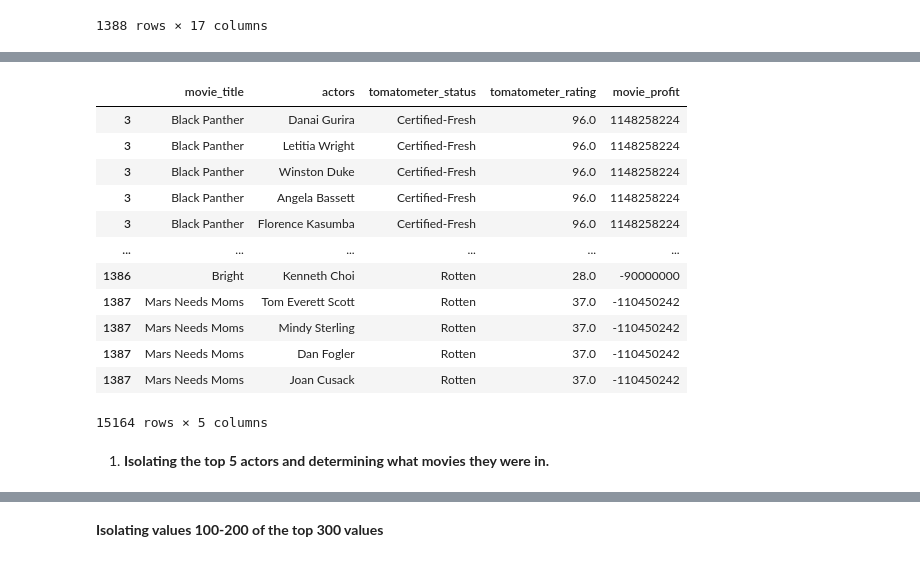
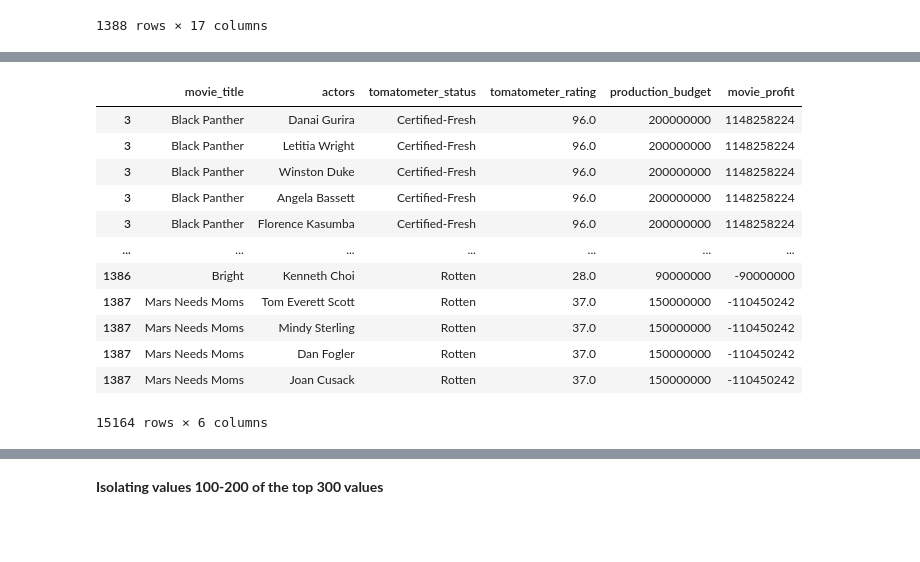
Before and after one commit to jchandleroneal/microsoft-movie-analysis, a Jupyter notebook: movie_analysis.ipynb, the cells around one changed output, grey strips where cells are left out. Saved outputs shown, nothing was run; the diff lists cells and outputs as text; code cells hidden in the pictures; blank space fills up the shorter version.

Commit message:
actors logg

```diff
--- a/movie_analysis.ipynb
+++ b/movie_analysis.ipynb
@@ -317,6 +317,6 @@ See the caveats in the documentation: https://pandas.pydata.org/pandas-docs/stab
 # %%
 # isolating columns to study movie success more in depth
-movie_actor_budget = budget_frame[['movie_title','actors','tomatometer_status','tomatometer_rating','movie_profit']].sort_values(by='movie_profit', ascending = False)
+movie_actor_budget = budget_frame[['movie_title','actors','tomatometer_status','tomatometer_rating','movie_profit','production_budget']].sort_values(by='production_budget', ascending = False)
 
 movie_actor_budget.reset_index(level=0, inplace=True)
 # %%
@@ -444,0 +344,4 @@ new100
+# %%
+first300 = movie_actor_budget.copy()       #reason to create a shallow copy?
+first300.actors = first300.actors.str.split(',') #place each actor into a new list sepparated by commas
+first300
@@ -444,0 +379,2 @@ new100
+# %%
+first300['actors'] = first300.actors.apply(fix_jr)
@@ -444,0 +446,3 @@ new100
+# %%
+new300 = first300.explode('actors') #Place each actor into their own individual row
+new300
@@ -445,20 +520,17 @@ new100
 # %%
-
-duplicateRowsDF = new100[new100.duplicated('actors')]
+duplicateRowsDF = new300[new300.duplicated('actors')]
 duplicateRowsDF
 # %% [output]
-|  | movie_title | actors | tomatometer_status | tomatometer_rating | movie_profit |
-| 3 | Black Panther | Danai Gurira | Certified-Fresh | 96.0 | 1148258224 |
-| 3 | Black Panther | Letitia Wright | Certified-Fresh | 96.0 | 1148258224 |
-| 3 | Black Panther | Winston Duke | Certified-Fresh | 96.0 | 1148258224 |
-| 3 | Black Panther | Angela Bassett | Certified-Fresh | 96.0 | 1148258224 |
-| 3 | Black Panther | Florence Kasumba | Certified-Fresh | 96.0 | 1148258224 |
-| ... | ... | ... | ... | ... | ... |
-| 1386 | Bright | Kenneth Choi | Rotten | 28.0 | -90000000 |
-| 1387 | Mars Needs Moms | Tom Everett Scott | Rotten | 37.0 | -110450242 |
-| 1387 | Mars Needs Moms | Mindy Sterling | Rotten | 37.0 | -110450242 |
-| 1387 | Mars Needs Moms | Dan Fogler | Rotten | 37.0 | -110450242 |
-| 1387 | Mars Needs Moms | Joan Cusack | Rotten | 37.0 | -110450242 |
+|  | movie_title | actors | tomatometer_status | tomatometer_rating | production_budget | movie_profit |
+| 3 | Black Panther | Danai Gurira | Certified-Fresh | 96.0 | 200000000 | 1148258224 |
+| 3 | Black Panther | Letitia Wright | Certified-Fresh | 96.0 | 200000000 | 1148258224 |
+| 3 | Black Panther | Winston Duke | Certified-Fresh | 96.0 | 200000000 | 1148258224 |
+| 3 | Black Panther | Angela Bassett | Certified-Fresh | 96.0 | 200000000 | 1148258224 |
+| 3 | Black Panther | Florence Kasumba | Certified-Fresh | 96.0 | 200000000 | 1148258224 |
+| ... | ... | ... | ... | ... | ... | ... |
+| 1386 | Bright | Kenneth Choi | Rotten | 28.0 | 90000000 | -90000000 |
+| 1387 | Mars Needs Moms | Tom Everett Scott | Rotten | 37.0 | 150000000 | -110450242 |
+| 1387 | Mars Needs Moms | Mindy Sterling | Rotten | 37.0 | 150000000 | -110450242 |
+| 1387 | Mars Needs Moms | Dan Fogler | Rotten | 37.0 | 150000000 | -110450242 |
+| 1387 | Mars Needs Moms | Joan Cusack | Rotten | 37.0 | 150000000 | -110450242 |
-15164 rows × 5 columns
+15164 rows × 6 columns
-# %% [markdown]
-1. **Isolating the top 5 actors and determining what movies they were in.**
```
Also changed, not shown: parts of 40 cells of this notebook.
